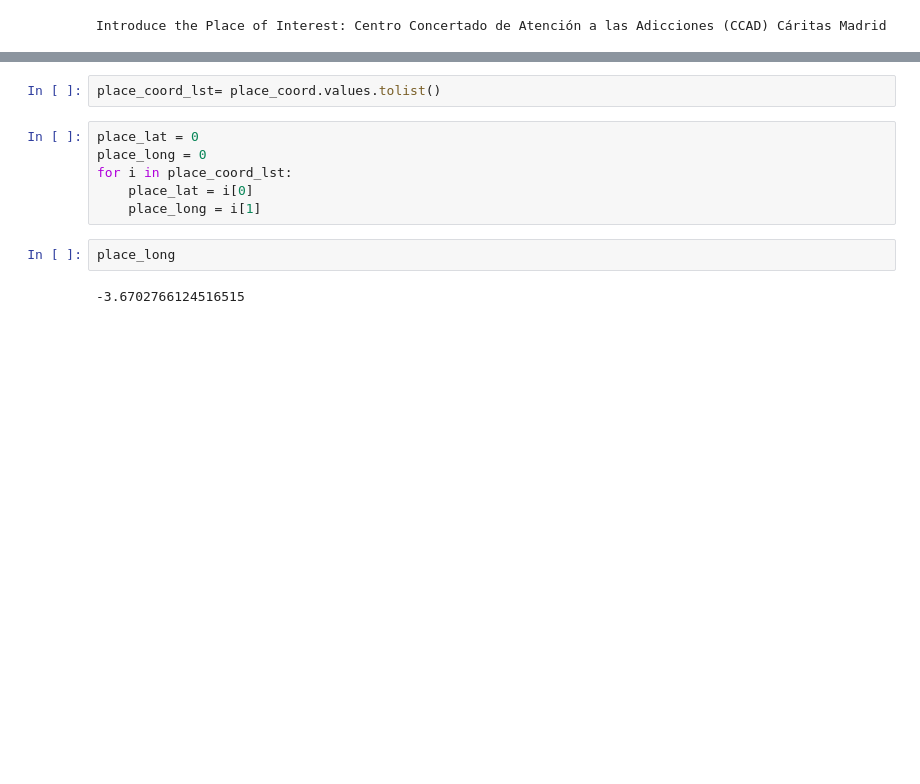
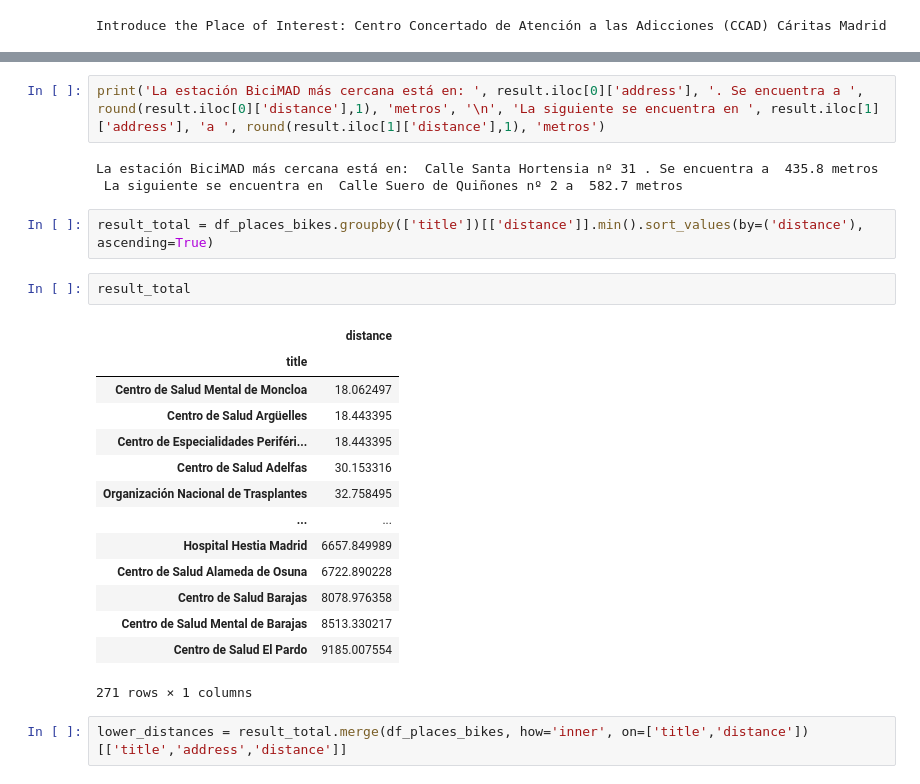
Before and after one commit to GNavarro-DA/ih_datamadpt1121_project_m1, a Jupyter notebook: notebooks/notebook_project1.ipynb, the cells around one changed output, grey strips where cells are left out. Saved outputs shown, nothing was run; the diff lists cells and outputs as text; blank space fills up the shorter version.

```diff
--- a/notebooks/notebook_project1.ipynb
+++ b/notebooks/notebook_project1.ipynb
@@ -115,12 +199,26 @@ place_coord = row_filter(df_places,'title',place_selected)[['location.latitude',
 # %%
-place_coord_lst= place_coord.values.tolist()
+print('La estación BiciMAD más cercana está en: ', result.iloc[0]['address'], '. Se encuentra a ', round(result.iloc[0]['distance'],1), 'metros', '\n', 'La siguiente se encuentra en ', result.iloc[1]['address'], 'a ', round(result.iloc[1]['distance'],1), 'metros')
+# %% [output]
+La estación BiciMAD más cercana está en:  Calle Santa Hortensia nº 31 . Se encuentra a  435.8 metros
+ La siguiente se encuentra en  Calle Suero de Quiñones nº 2 a  582.7 metros
-# %%
-place_lat = 0
-place_long = 0
-for i in place_coord_lst:
-    place_lat = i[0]
-    place_long = i[1]
-# %%
-place_long
-# %% [output]
--3.6702766124516515
+# %%
+result_total = df_places_bikes.groupby(['title'])[['distance']].min().sort_values(by=('distance'), ascending=True)
+# %%
+result_total
+# %% [output]
+|  | distance |
+| title |  |
+| Centro de Salud Mental de Moncloa | 18.062497 |
+| Centro de Salud Argüelles | 18.443395 |
+| Centro de Especialidades Periféri... | 18.443395 |
+| Centro de Salud Adelfas | 30.153316 |
+| Organización Nacional de Trasplantes | 32.758495 |
+| ... | ... |
+| Hospital Hestia Madrid | 6657.849989 |
+| Centro de Salud Alameda de Osuna | 6722.890228 |
+| Centro de Salud Barajas | 8078.976358 |
+| Centro de Salud Mental de Barajas | 8513.330217 |
+| Centro de Salud El Pardo | 9185.007554 |
+271 rows × 1 columns
+# %%
+lower_distances = result_total.merge(df_places_bikes, how='inner', on=['title','distance'])[['title','address','distance']]
```
Also changed, not shown: parts of 14 cells of this notebook, 1 other file.
